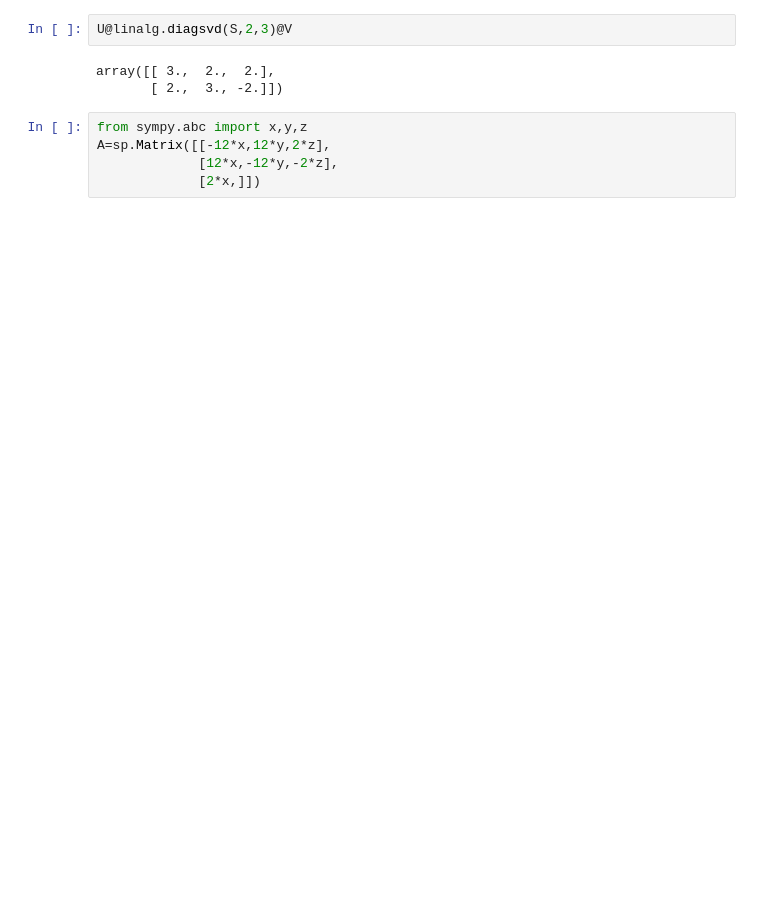
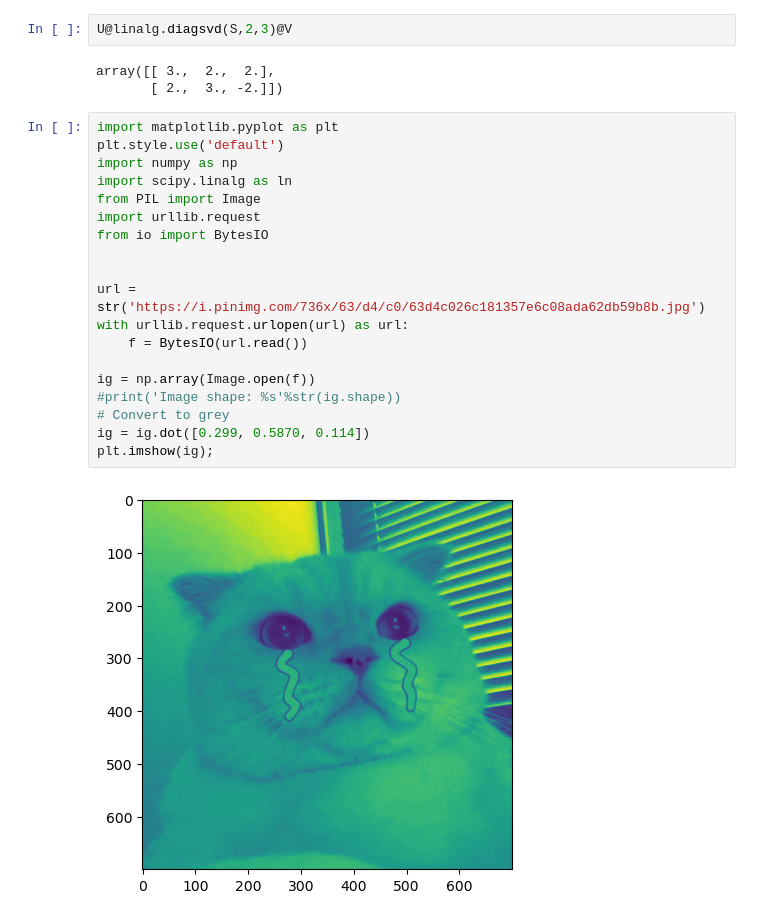
Before and after one commit to Bagumeow/DSTT, a Jupyter notebook: SVD.ipynb, the cells around one changed output. Drawn from its saved outputs; the diff is of its cells as text; blank space fills up the shorter version.

```diff
--- a/SVD.ipynb
+++ b/SVD.ipynb
@@ -55,8 +59,24 @@ U@linalg.diagsvd(S,2,3)@V
 # %% [output]
 array([[ 3.,  2.,  2.],
        [ 2.,  3., -2.]])
-# %%
-from sympy.abc import x,y,z
-A=sp.Matrix([[-12*x,12*y,2*z],
-             [12*x,-12*y,-2*z],
-             [2*x,]])
+# %%
+import matplotlib.pyplot as plt
+plt.style.use('default')
+import numpy as np
+import scipy.linalg as ln
+from PIL import Image
+import urllib.request
+from io import BytesIO
+
+
+url = str('https://i.pinimg.com/736x/63/d4/c0/63d4c026c181357e6c08ada62db59b8b.jpg')
+with urllib.request.urlopen(url) as url:
+    f = BytesIO(url.read())
+
+ig = np.array(Image.open(f))
+#print('Image shape: %s'%str(ig.shape))
+# Convert to grey
+ig = ig.dot([0.299, 0.5870, 0.114])
+plt.imshow(ig);
+# %% [output]
+[figure, added]
```
Also changed, not shown: parts of 15 cells of this notebook.
